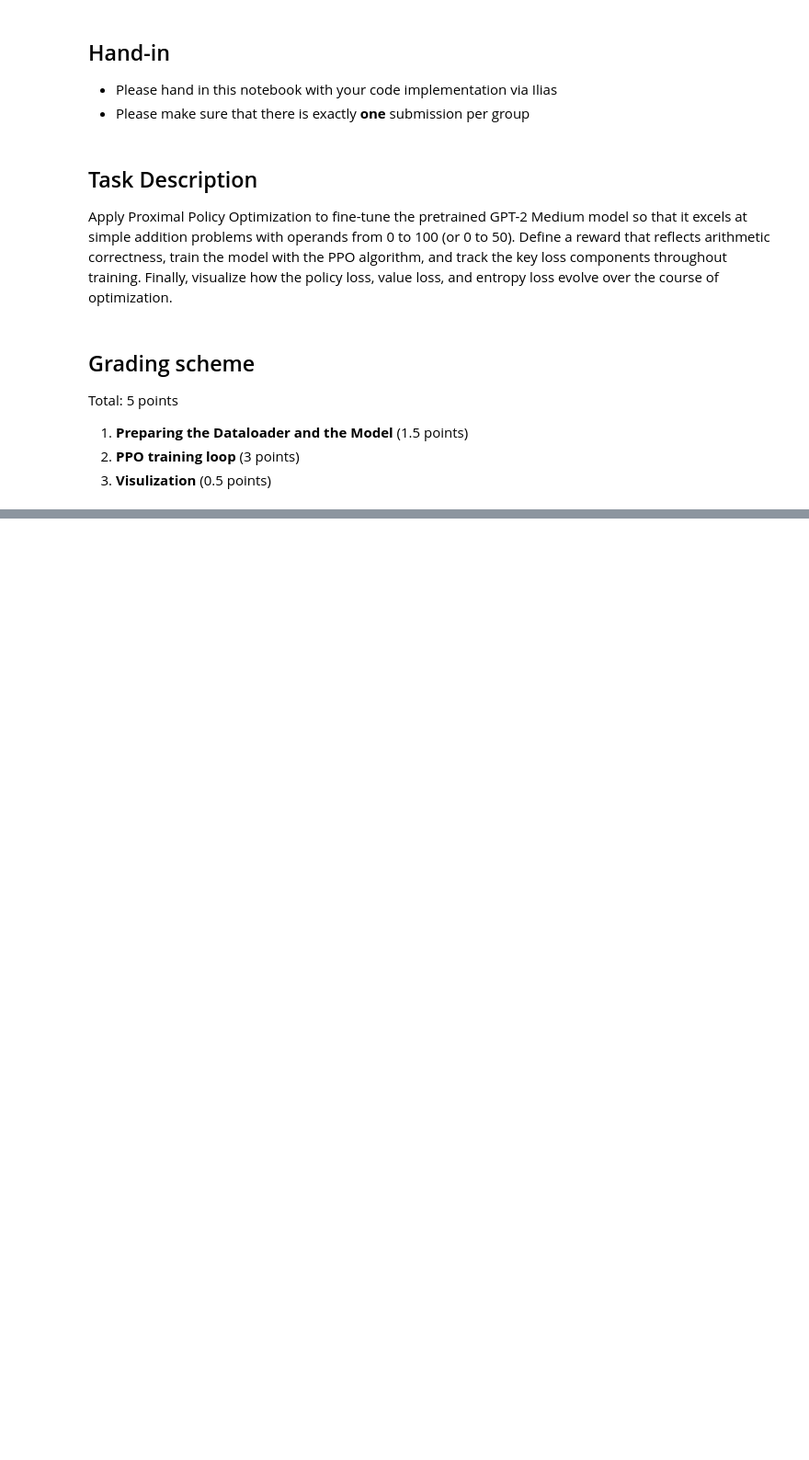
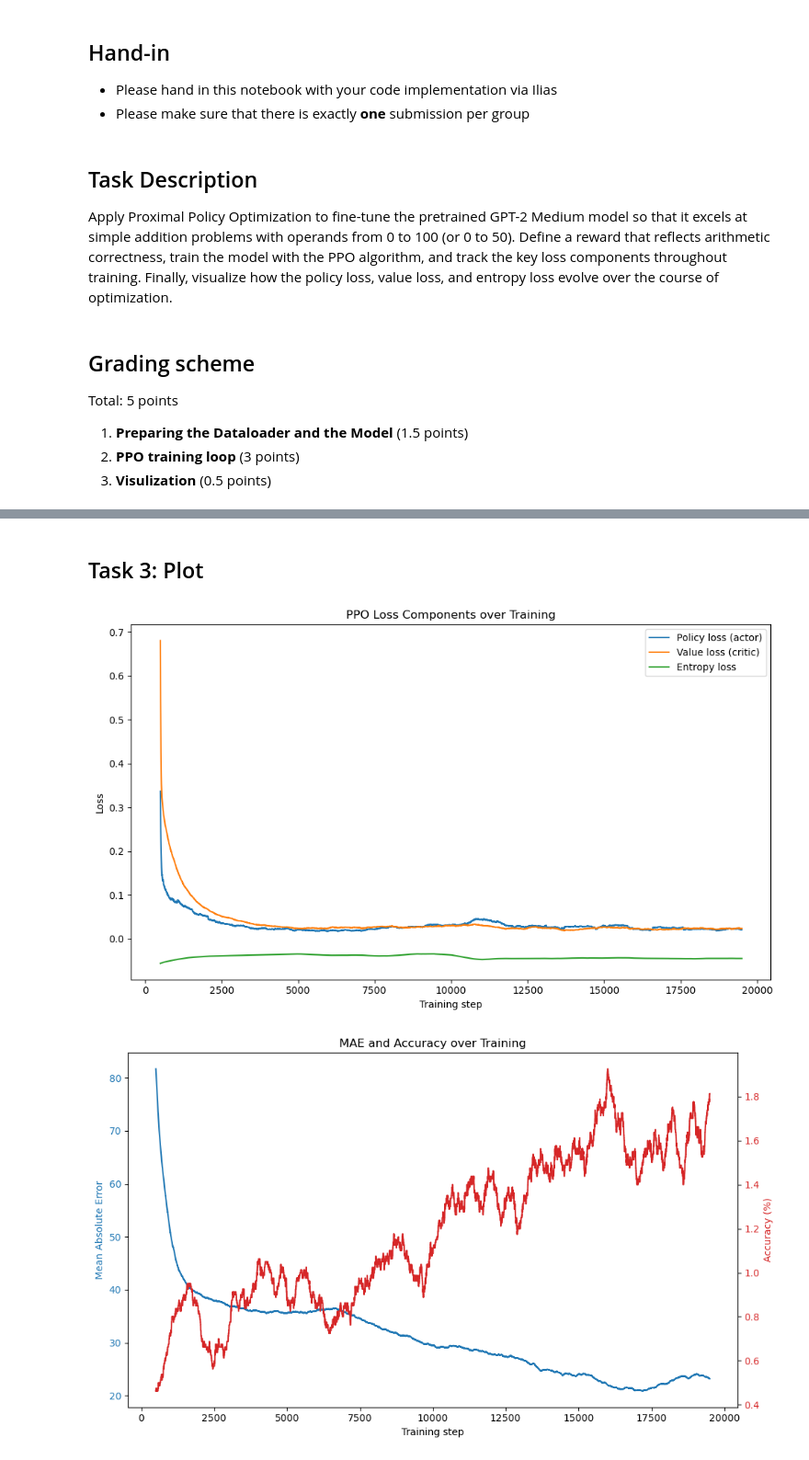
Before and after one commit to dpkass/HHU-Master-Advanced-Deep-Learning, a Jupyter notebook: exercises/exercise04.ipynb, the cells around one changed output, grey strips where cells are left out. Shown: that part at 92% size. Saved outputs shown, nothing was run; the diff lists cells and outputs as text; code cells hidden in the pictures; blank space fills up the shorter version.

```diff
--- a/exercises/exercise04.ipynb
+++ b/exercises/exercise04.ipynb
@@ -26,0 +47,13 @@ Total: 5 points
+# %%
+class AdditionDataset(IterableDataset):
+    def __init__(self, min=0, max=100):
+        self.min = min
+        self.max = max
+
+    def __iter__(self):
+        while True:
+            yield self.sample()
+
+    def sample(self):
+        a, b = torch.randint(self.min, self.max, [2])
+        return f'{a}+{b}=', (a + b).item()
@@ -28,0 +319,2 @@ Total: 5 points
+# %%
+log = train(config)
@@ -28,0 +339,49 @@ Total: 5 points
+# %% [markdown]
+## Task 3: Plot
+# %%
+def moving_average(values, window_size=100):
+    return np.convolve(values, np.ones(window_size) / window_size, mode='valid')
+# %%
+ws = 1000
+steps = list(range(ws // 2, len(log['actor_loss']) + 1 - ws // 2))
+
+actor_loss = moving_average(log['actor_loss'], ws)
+critic_loss = moving_average(log['critic_loss'], ws)
+entropy_loss = moving_average(log['entropy_loss'], ws)
+
+plt.figure(figsize=(10, 6))
+plt.plot(steps, actor_loss, label='Policy loss (actor)')
+plt.plot(steps, critic_loss, label='Value loss (critic)')
+plt.plot(steps, entropy_loss, label='Entropy loss')
+
+plt.xlabel('Training step')
+plt.ylabel('Loss')
+
+plt.title('PPO Loss Components over Training')
+plt.legend()
+plt.tight_layout()
+
+plt.show()
+
+mae = moving_average(log['mean_absolute_error'], ws)
+accuracy = moving_average(log['accuracy'] * 100, ws)
+
+fig, ax1 = plt.subplots(figsize=(10, 6))
+color = 'tab:blue'
+ax1.set_xlabel('Training step')
+ax1.set_ylabel('Mean Absolute Error', color=color)
+ax1.plot(steps, mae, color=color, label='MAE')
+ax1.tick_params(axis='y', labelcolor=color)
+
+ax2 = ax1.twinx()
+color = 'tab:red'
+ax2.set_ylabel('Accuracy (%)', color=color)
+ax2.plot(steps, accuracy, color=color, label='Accuracy')
+ax2.tick_params(axis='y', labelcolor=color)
+
+plt.title('MAE and Accuracy over Training')
+fig.tight_layout()
+plt.show()
+# %% [output]
+[figure, added]
+[figure, added]
```
Also changed, not shown: parts of 14 cells of this notebook.
